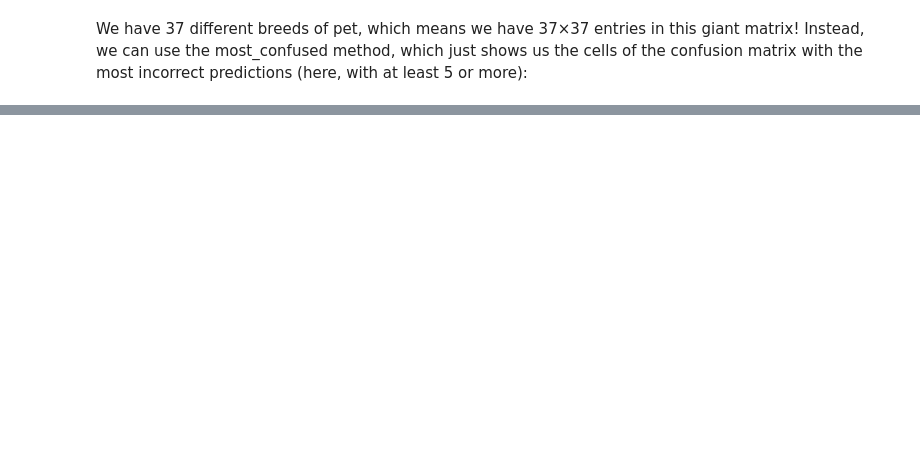
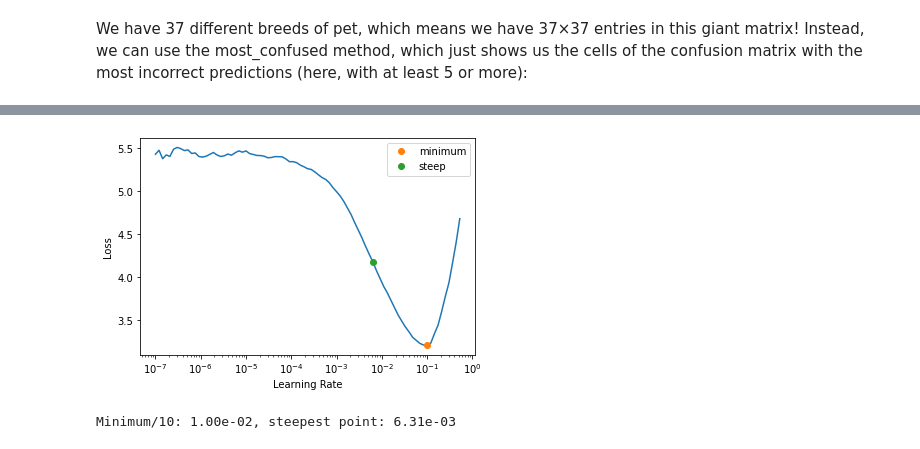
Before and after one commit to alexandrasouly/fastai_exploration, a Jupyter notebook: lesson_5/pet_breeds.ipynb, the cells around one changed output, grey strips where cells are left out. Drawn from its saved outputs; the diff is of its cells as text; code cells hidden in the pictures; blank space fills up the shorter version.

```diff
--- a/lesson_5/pet_breeds.ipynb
+++ b/lesson_5/pet_breeds.ipynb
@@ -132,0 +145,4 @@ NameError: name 'interp' is not defined
+# %%
+learn = cnn_learner(dls, resnet34, metrics=error_rate)
+lr_min,lr_steep = learn.lr_find(suggest_funcs=(minimum, steep))
+# %% [output]
@@ -132,0 +150,5 @@ NameError: name 'interp' is not defined
+[figure, added]
+# %%
+print(f"Minimum/10: {lr_min:.2e}, steepest point: {lr_steep:.2e}")
+# %% [output]
+Minimum/10: 1.00e-02, steepest point: 6.31e-03
```
Also changed, not shown: parts of 29 cells of this notebook, 3 other files.
